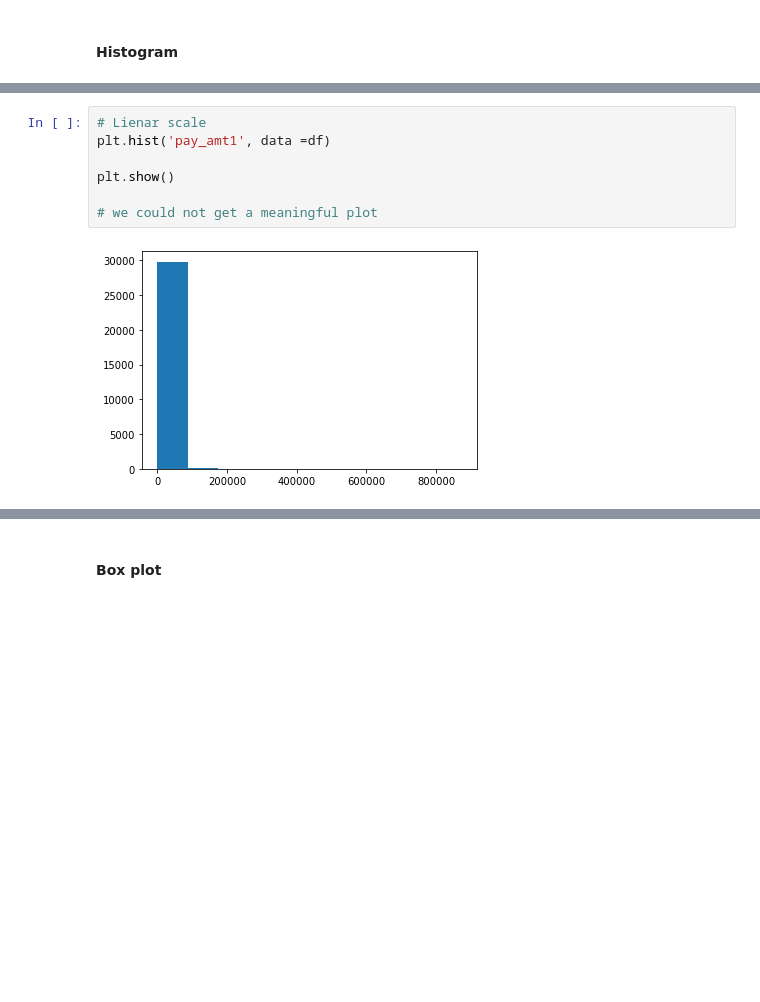
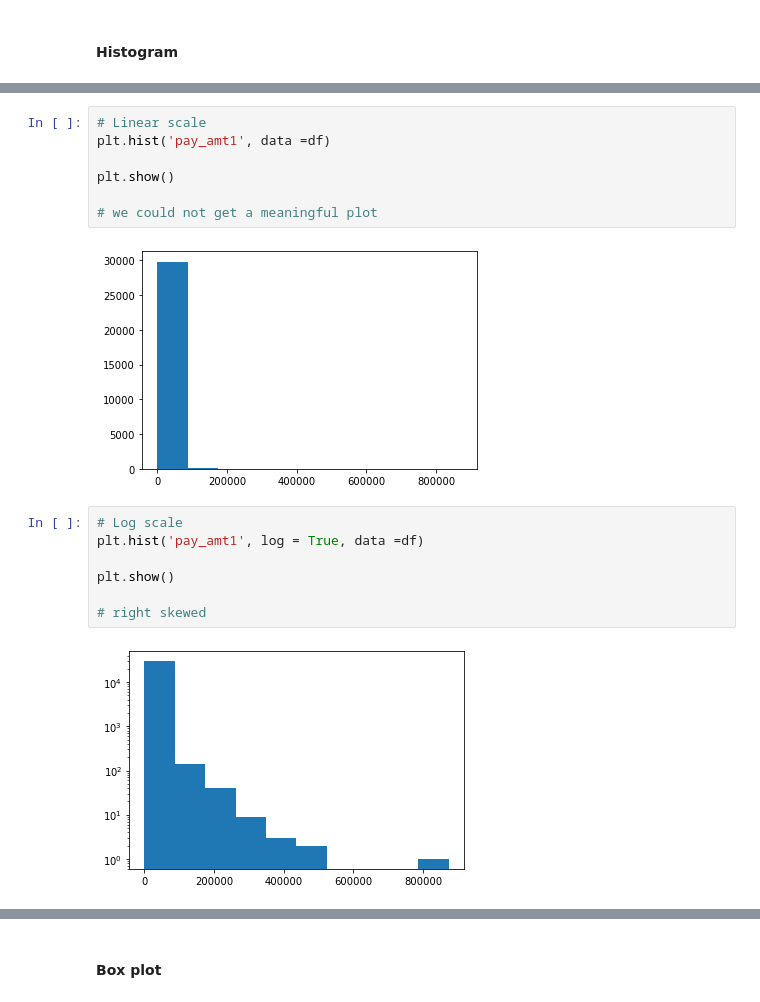
Before and after one commit to hamitguner/ML-zoomcamp, a Jupyter notebook: midterm-project/notebook.ipynb, the cells around one changed output, grey strips where cells are left out. Saved outputs shown, nothing was run; the diff lists cells and outputs as text; blank space fills up the shorter version.

Commit message:
Some Eda and Some data preproces steps updated

```diff
--- a/midterm-project/notebook.ipynb
+++ b/midterm-project/notebook.ipynb
@@ -243,5 +320,5 @@ memory usage: 5.5+ MB
 # %%
-# Lienar scale
+# Linear scale
 plt.hist('pay_amt1', data =df)
 
 plt.show()
@@ -249,3 +326,12 @@ plt.show()
 # we could not get a meaningful plot
 # %% [output]
 [figure]
+# %%
+# Log scale
+plt.hist('pay_amt1', log = True, data =df)
+
+plt.show()
+
+# right skewed
+# %% [output]
+[figure, added]
```
Also changed, not shown: parts of 41 cells of this notebook.
